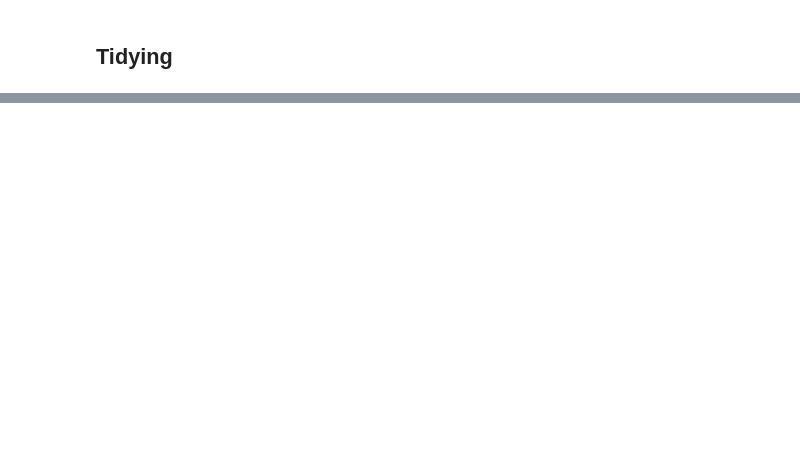
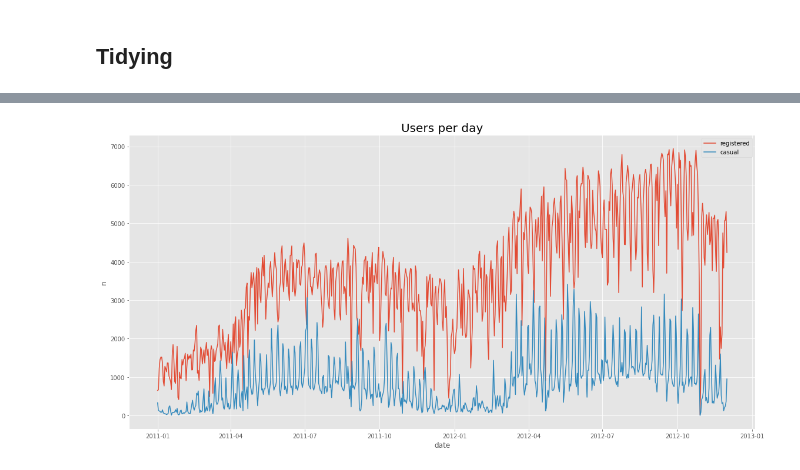
Before and after one commit to gabegm/bike-sharing, a Jupyter notebook: notebooks/main.ipynb, the cells around one changed output, grey strips where cells are left out. Saved outputs shown, nothing was run; the diff lists cells and outputs as text; code cells hidden in the pictures; blank space fills up the shorter version.

```diff
--- a/notebooks/main.ipynb
+++ b/notebooks/main.ipynb
@@ -68,0 +201,11 @@ df.describe()
+# %%
+fig, ax = plt.subplots(figsize=(16,8))
+ax.set_title("Users per day", fontsize=20, fontweight=3)
+ax.set(xlabel="date", ylabel="n")
+sns.lineplot(x="dteday", y="registered", label="registered", data=df, ax=ax)
+sns.lineplot(x="dteday", y="casual", data=df, label="casual", ax=ax)
+ax.legend()
+fig.tight_layout()
+fig.savefig("../figures/users-per-day.png")
+# %% [output]
+[figure, added]
```
Also changed, not shown: parts of 23 cells of this notebook, 4 other files.
